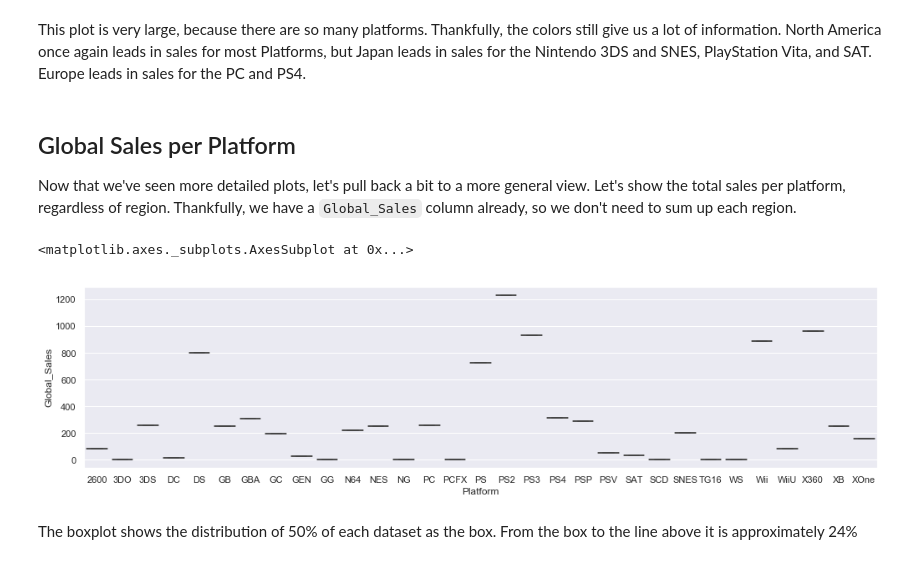
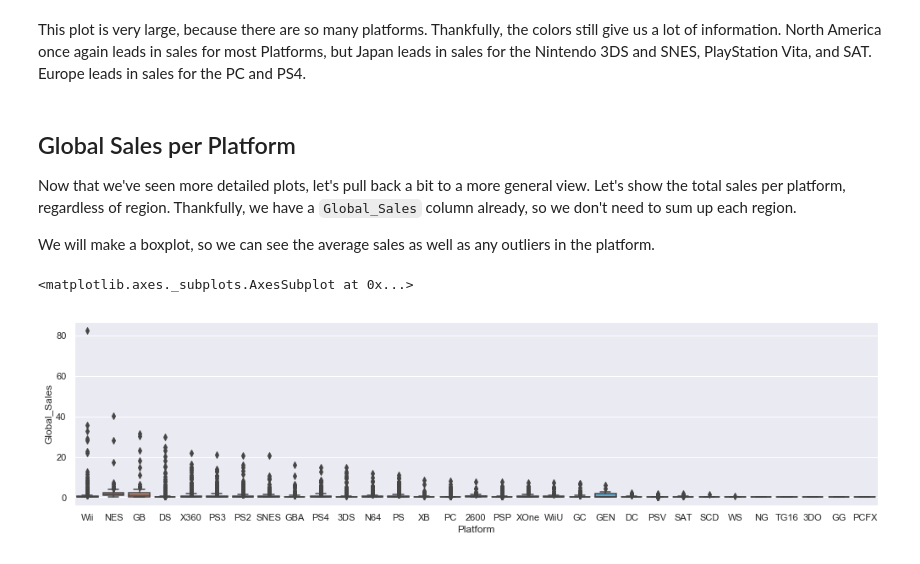
Before and after one commit to NicholasCrossman/python-game-sales-data-cleaning, a Jupyter notebook: game-sales-data-analysis.ipynb, the cells around one changed output. Saved outputs shown, nothing was run; the diff lists cells and outputs as text; code cells hidden in the pictures.

```diff
--- a/game-sales-data-analysis.ipynb
+++ b/game-sales-data-analysis.ipynb
@@ -147,13 +147,13 @@ This plot is very large, because there are so many platforms. Thankfully, the co
 ## Global Sales per Platform
 
 Now that we've seen more detailed plots, let's pull back a bit to a more general view. Let's show the total sales per platform, regardless of region. Thankfully, we have a `Global_Sales` column already, so we don't need to sum up each region.
+
+We will make a boxplot, so we can see the average sales as well as any outliers in the platform.
 # %%
-global_sales_per_platform = data.groupby('Platform', as_index=False)['Global_Sales'].sum()
+global_sales_per_platform = data[['Platform', 'Global_Sales']]
 
 sb.set(rc={"figure.figsize":(17, 4)}) # make the plot wider so all the Platforms can be seen
 sb.boxplot(x='Platform', y='Global_Sales', data=global_sales_per_platform)
 # %% [output]
 <matplotlib.axes._subplots.AxesSubplot at 0x...>
-[figure, old version]
+[figure, new version]
-# %% [markdown]
-The boxplot shows the distribution of 50% of each dataset as the box. From the box to the line above it is approximately 24%
```
Also changed, not shown: parts of 11 cells of this notebook.
